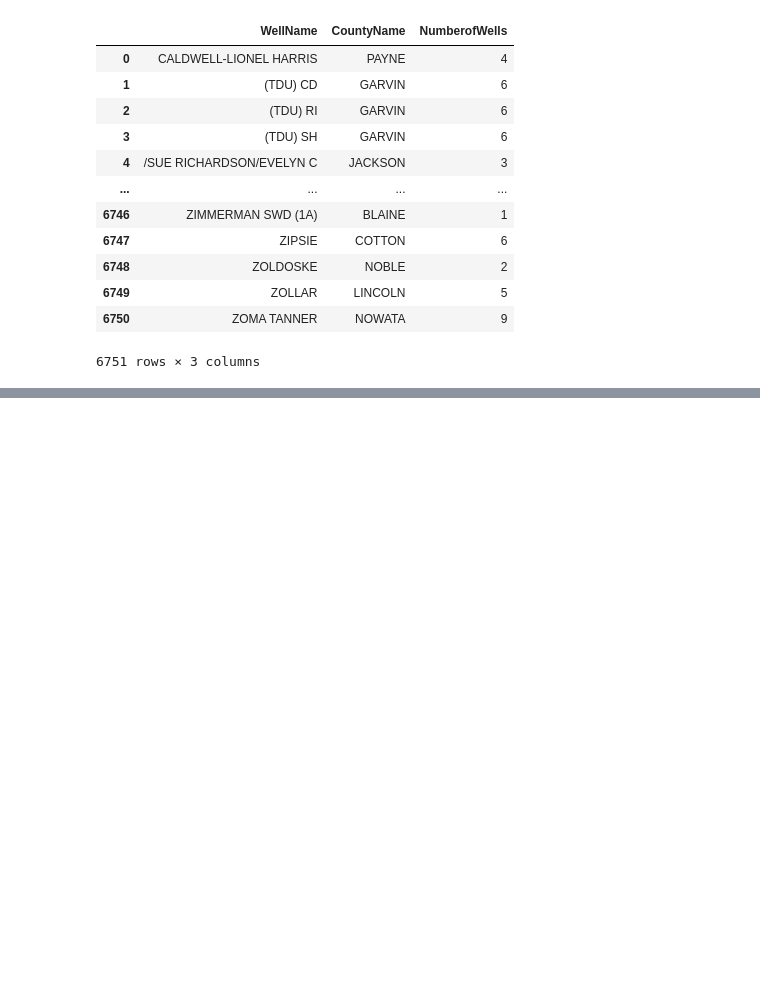
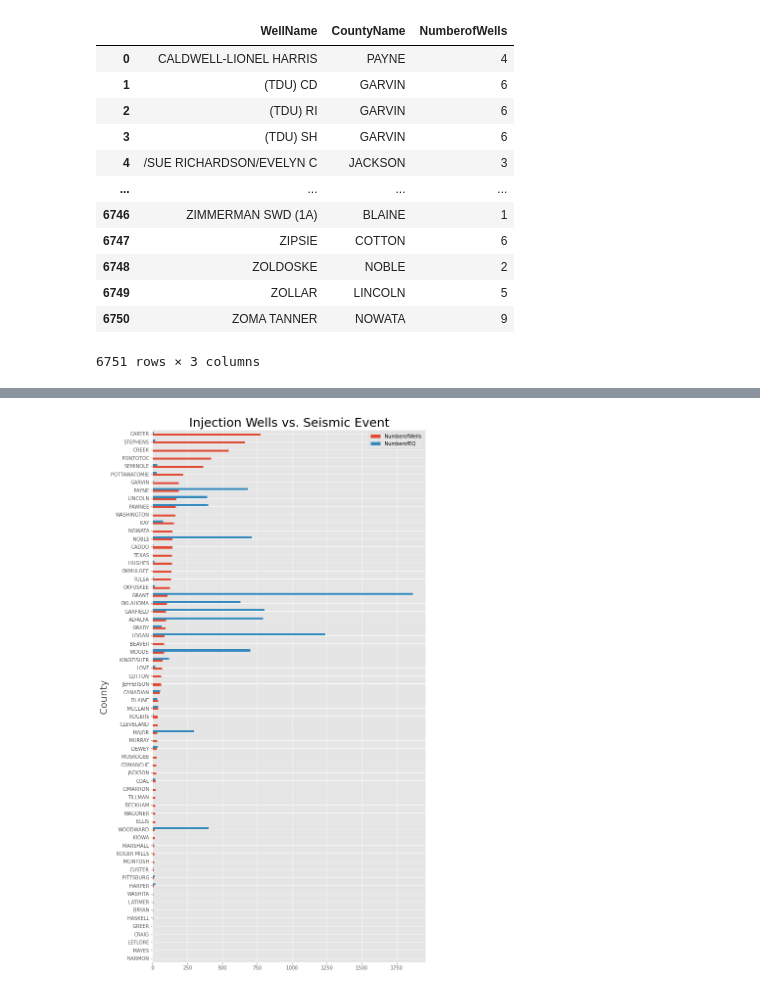
Before and after one commit to ut-data-vis-proj-1/Earthquake-Aftershock, a Jupyter notebook: Earthquakes.ipynb, the cells around one changed output, grey strips where cells are left out. Cells and saved outputs as stored; diff of their text form; code cells hidden in the pictures; blank space fills up the shorter version.

Commit message:
updated with plots

```diff
--- a/Earthquakes.ipynb
+++ b/Earthquakes.ipynb
@@ -181,0 +248,7 @@ Length: 66, dtype: int64
+# %%
+# Convert county names to all uppercase for uniformity
+all_EQ_data_df["county"] = all_EQ_data_df["county"].str.upper()
+# %%
+# Extract all earthquakes that have a magnitude of 2.5 or higher
+new_all_EQ_data_df = all_EQ_data_df[all_EQ_data_df["prefmag"] >= 2.5]
+new_all_EQ_data_df
@@ -181,0 +269,8 @@ Length: 66, dtype: int64
+# %%
+# Get total number of earthquakes per county
+county_EQ_count = new_all_EQ_data_df.groupby(["county"])["prefmag"].count()
+county_EQ_count_df = pd.DataFrame(county_EQ_count)
+county_EQ_count_df.columns = ["NumberofEQ"]
+county_EQ_count_df.reset_index()
+total_EQ_per_county_sorted = county_EQ_count_df.sort_values('NumberofEQ', ascending=False).reset_index()
+total_EQ_per_county_sorted
@@ -181,0 +295,8 @@ Length: 66, dtype: int64
+# %%
+# Create dataframe for wells vs. earthquakes
+wells_EQ_data = pd.merge(total_wells_per_county_sorted, total_EQ_per_county_sorted, how = "left", left_on = "CountyName", right_on = "county")
+
+wells_EQ_data= wells_EQ_data.drop(["county"], axis=1)
+wells_EQ_data["NumberofEQ"] = wells_EQ_data["NumberofEQ"].fillna(0.0).astype(int)
+wells_EQ_data.sort_values("NumberofWells")
+wells_EQ_data
@@ -181,0 +317,10 @@ Length: 66, dtype: int64
+# %%
+# Plot the data
+wells_EQ_data.plot(x='CountyName', kind = 'barh')
+plt.title("Injection Wells vs. Seismic Event", fontsize = 25)
+plt.ylabel("County", fontsize = 20)
+plt.gcf().set_size_inches((10, 20))
+plt.style.use("ggplot")
+plt.savefig('Wells_vs_Earthquakes.png', dpi=300)
+# %% [output]
+[figure, added]
```
Also changed, not shown: parts of 27 cells of this notebook.
